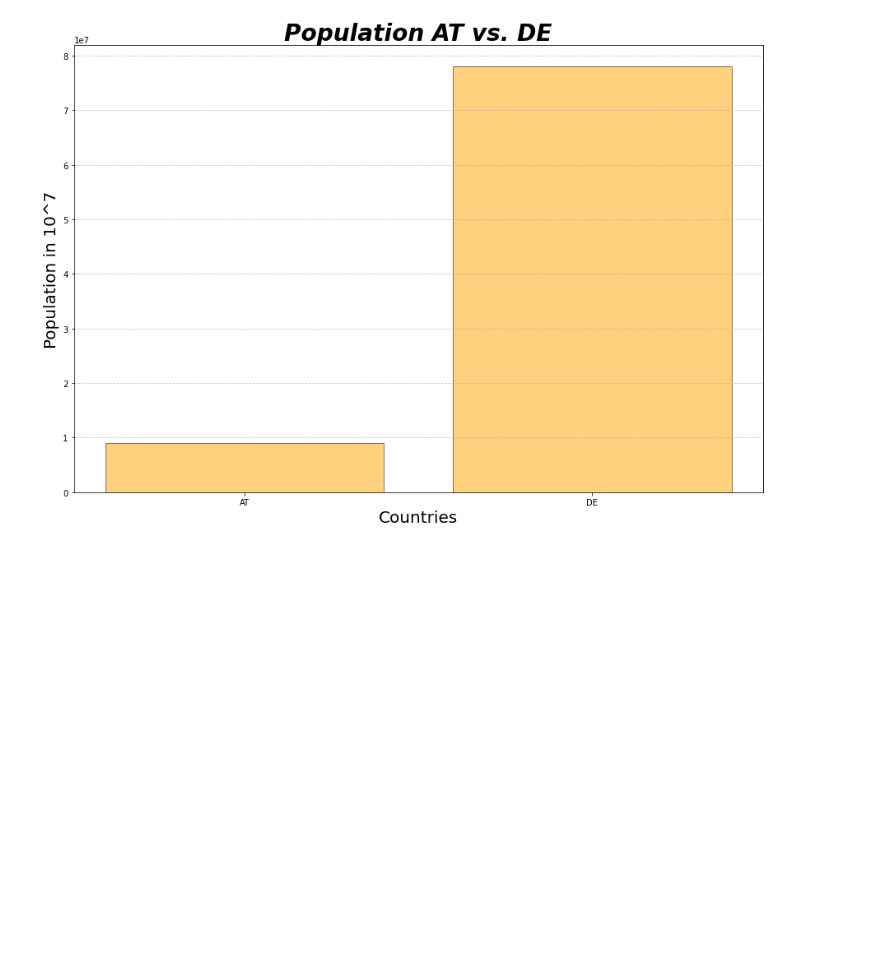
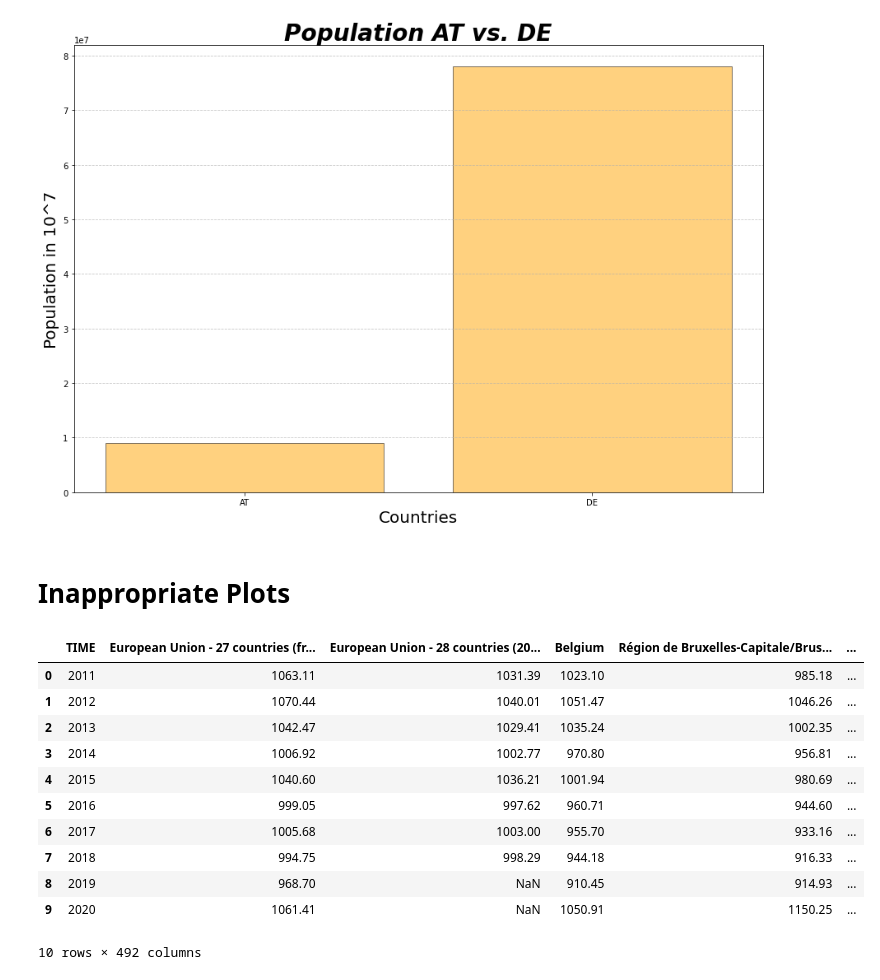
Before and after one commit to MarkusStefan/Data_Analytics, a Jupyter notebook: Outlier_Analysis_Vizz.ipynb, the cells around one changed output. Drawn from its saved outputs; the diff is of its cells as text; code cells hidden in the pictures; blank space fills up the shorter version.

```diff
--- a/Outlier_Analysis_Vizz.ipynb
+++ b/Outlier_Analysis_Vizz.ipynb
@@ -221,3 +219,21 @@ plt.ylabel('Population in 10^7', size=20)
 plt.grid(axis='y', linestyle='--', alpha=0.7)
 # %% [output]
 [figure]
+# %% [markdown]
+# Inappropriate Plots
+# %%
+deaths = pd.read_csv("https://raw.githubusercontent.com/MarkusStefan/Data_Analytics/main/Death_Causes_Eurostat.csv")
+deaths
+# %% [output]
+|  | TIME | European Union - 27 countries (fr... | European Union - 28 countries (20... | Belgium | Région de Bruxelles-Capitale/Brus... | ... |
+| 0 | 2011 | 1063.11 | 1031.39 | 1023.10 | 985.18 | ... |
+| 1 | 2012 | 1070.44 | 1040.01 | 1051.47 | 1046.26 | ... |
+| 2 | 2013 | 1042.47 | 1029.41 | 1035.24 | 1002.35 | ... |
+| 3 | 2014 | 1006.92 | 1002.77 | 970.80 | 956.81 | ... |
+| 4 | 2015 | 1040.60 | 1036.21 | 1001.94 | 980.69 | ... |
+| 5 | 2016 | 999.05 | 997.62 | 960.71 | 944.60 | ... |
+| 6 | 2017 | 1005.68 | 1003.00 | 955.70 | 933.16 | ... |
+| 7 | 2018 | 994.75 | 998.29 | 944.18 | 916.33 | ... |
+| 8 | 2019 | 968.70 | NaN | 910.45 | 914.93 | ... |
+| 9 | 2020 | 1061.41 | NaN | 1050.91 | 1150.25 | ... |
+10 rows × 492 columns
```
Also changed, not shown: parts of 2 cells of this notebook.
